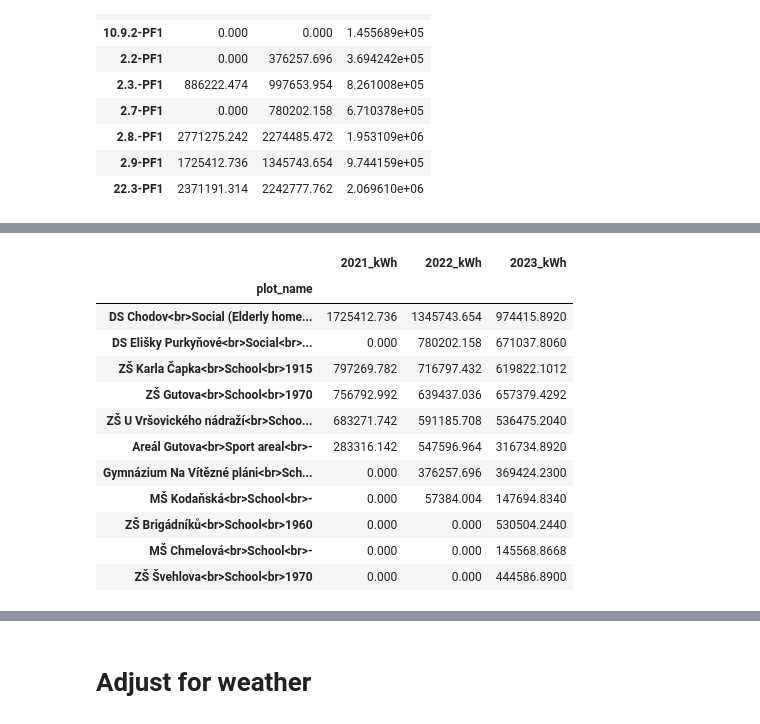
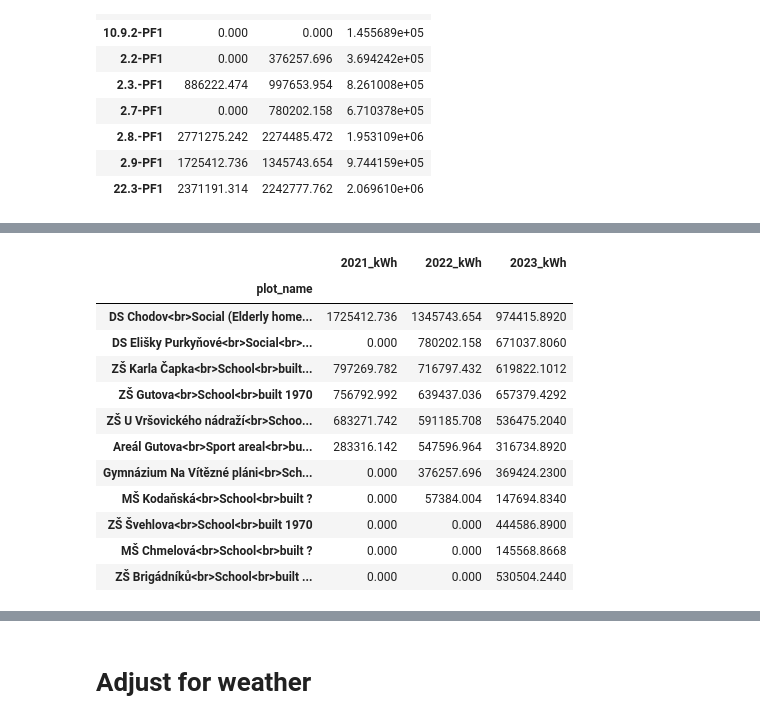
Before and after one commit to DKSR-CI/ci_city_mission_prague_2024, a Jupyter notebook: usecase_energy/notebooks/05-jz-compare_buildings.ipynb, the cells around one changed output, grey strips where cells are left out. Saved outputs shown, nothing was run; the diff lists cells and outputs as text; code cells hidden in the pictures.

```diff
--- a/usecase_energy/notebooks/05-jz-compare_buildings.ipynb
+++ b/usecase_energy/notebooks/05-jz-compare_buildings.ipynb
@@ -101,25 +101,25 @@ metadata["Energy reference surface (m2)"].notna().sum()
 # %%
 metadata["23-22-21"] = metadata["2021_kWh"] - metadata["2022_kWh"] - metadata["2021_kWh"]
 metadata.sort_values("23-22-21", inplace=True)
-metadata["Year of construction"] = metadata["Year of construction"].astype(str).str.replace(".0", "").replace("nan", "-")
-metadata["plot_name"] = metadata["Building"] + "<br>" + metadata["Use Type"] + "<br>" + metadata["Year of construction"]
+metadata["Year of construction"] = metadata["Year of construction"].astype(str).str.replace(".0", "").replace("nan", "?")
+metadata["plot_name"] = metadata["Building"] + "<br>" + metadata["Use Type"] + "<br>built " + metadata["Year of construction"]
 metadata = metadata.dropna(subset=demand_yearly_kwh.columns, how="all").reset_index()
 annual_energy = metadata.loc[:, list(demand_yearly_kwh.columns) + ["plot_name"]].set_index("plot_name")
 annual_energy
 # %% [output]
 |  | 2021_kWh | 2022_kWh | 2023_kWh |
 | plot_name |  |  |  |
 | DS Chodov<br>Social (Elderly home... | 1725412.736 | 1345743.654 | 974415.8920 |
 | DS Elišky Purkyňové<br>Social<br>... | 0.000 | 780202.158 | 671037.8060 |
-| ZŠ Karla Čapka<br>School<br>1915 | 797269.782 | 716797.432 | 619822.1012 |
-| ZŠ Gutova<br>School<br>1970 | 756792.992 | 639437.036 | 657379.4292 |
+| ZŠ Karla Čapka<br>School<br>built... | 797269.782 | 716797.432 | 619822.1012 |
+| ZŠ Gutova<br>School<br>built 1970 | 756792.992 | 639437.036 | 657379.4292 |
 | ZŠ U Vršovického nádraží<br>Schoo... | 683271.742 | 591185.708 | 536475.2040 |
-| Areál Gutova<br>Sport areal<br>- | 283316.142 | 547596.964 | 316734.8920 |
+| Areál Gutova<br>Sport areal<br>bu... | 283316.142 | 547596.964 | 316734.8920 |
 | Gymnázium Na Vítězné pláni<br>Sch... | 0.000 | 376257.696 | 369424.2300 |
-| MŠ Kodaňská<br>School<br>- | 0.000 | 57384.004 | 147694.8340 |
-| ZŠ Brigádníků<br>School<br>1960 | 0.000 | 0.000 | 530504.2440 |
-| MŠ Chmelová<br>School<br>- | 0.000 | 0.000 | 145568.8668 |
-| ZŠ Švehlova<br>School<br>1970 | 0.000 | 0.000 | 444586.8900 |
+| MŠ Kodaňská<br>School<br>built ? | 0.000 | 57384.004 | 147694.8340 |
+| ZŠ Švehlova<br>School<br>built 1970 | 0.000 | 0.000 | 444586.8900 |
+| MŠ Chmelová<br>School<br>built ? | 0.000 | 0.000 | 145568.8668 |
+| ZŠ Brigádníků<br>School<br>built ... | 0.000 | 0.000 | 530504.2440 |
 # %%
 fig = px.bar(metadata.loc[:, list(demand_yearly_kwh.columns) + ["plot_name"]].set_index("plot_name"),
        barmode="group",
```
Also changed, not shown: parts of 4 cells of this notebook.
